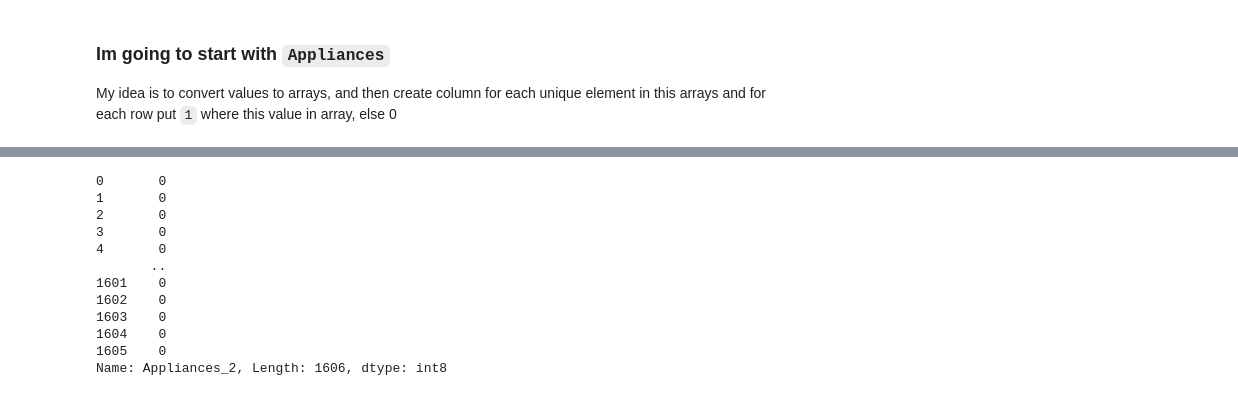
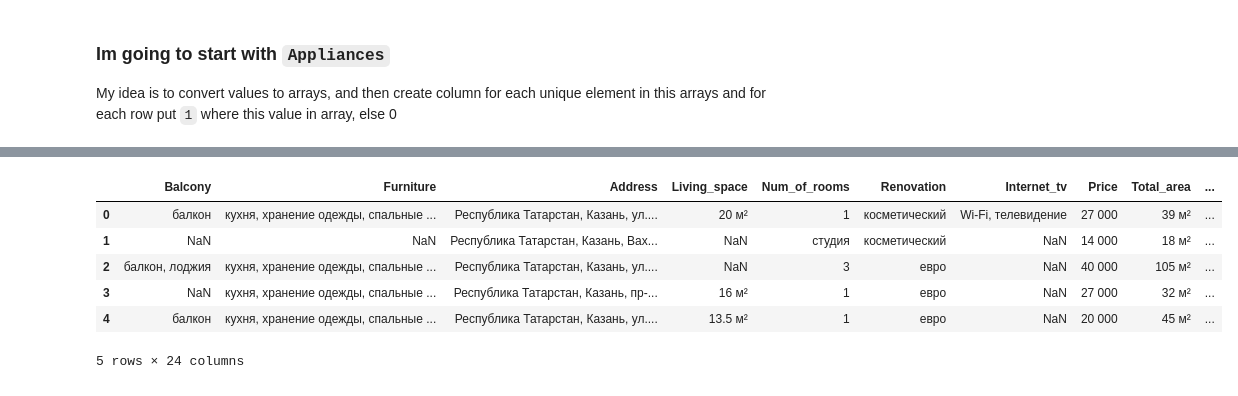
Before and after one commit to siva4iov/FlatsPrice_DS_Proj, a Jupyter notebook: Data_cleaning.ipynb, the cells around one changed output, grey strips where cells are left out. Saved outputs shown, nothing was run; the diff lists cells and outputs as text; code cells hidden in the pictures.

```diff
--- a/Data_cleaning.ipynb
+++ b/Data_cleaning.ipynb
@@ -166,7 +166,8 @@ df["Appliances"][df["Appliances"].notna()].unique()[1]
 
 My idea is to convert values to arrays, and then create column for each unique element in this arrays and for each row put `1` where this value in array, else 0
 # %%
-def convert_appliances(series: pd.Series):
+def convert_appliances(df: pd.DataFrame) -> pd.DataFrame:
+  series = df.loc[:, "Appliances"]
   data = []
   unique_values = set()
   new_cols_data = []
@@ -184,7 +185,13 @@ def convert_appliances(series: pd.Series):
     new_cols_data.append([1 if value in row else 0 for value in unique_values])
 
   col_names = [f"Appliances_{i+1}" for i in range(len(unique_values))]
+  print("\n".join(map(str,zip(unique_values, col_names))))
 
-  return data, pd.DataFrame(data=new_cols_data, columns=col_names, dtype=np.int8)
+  # df.loc[:, "Appliances"] = data
+  df.drop(columns=["Appliances"], axis=1, inplace=True)
 
-new_series, additional_cols = convert_appliances(df.loc[:, "Appliances"])
+  additional_cols = pd.DataFrame(data=new_cols_data, columns=col_names, dtype=np.int8)
+
+  return pd.concat([df, additional_cols], axis=1)
+
+df = convert_appliances(df)
@@ -191,15 +209,10 @@ new_series, additional_cols = convert_appliances(df.loc[:, "Appliances"])
-# %%
-additional_cols.iloc[:, 1]
-# %% [output]
-0       0
-1       0
-2       0
-3       0
-4       0
-       ..
-1601    0
-1602    0
-1603    0
-1604    0
-1605    0
-Name: Appliances_2, Length: 1606, dtype: int8
+# %%
+df.head(5)
+# %% [output]
+|  | Balcony | Furniture | Address | Living_space | Num_of_rooms | Renovation | Internet_tv | Price | Total_area | ... |
+| 0 | балкон | кухня, хранение одежды, спальные ... | Республика Татарстан, Казань, ул.... | 20 м² | 1 | косметический | Wi-Fi, телевидение | 27 000 | 39 м² | ... |
+| 1 | NaN | NaN | Республика Татарстан, Казань, Вах... | NaN | студия | косметический | NaN | 14 000 | 18 м² | ... |
+| 2 | балкон, лоджия | кухня, хранение одежды, спальные ... | Республика Татарстан, Казань, ул.... | NaN | 3 | евро | NaN | 40 000 | 105 м² | ... |
+| 3 | NaN | кухня, хранение одежды, спальные ... | Республика Татарстан, Казань, пр-... | 16 м² | 1 | евро | NaN | 27 000 | 32 м² | ... |
+| 4 | балкон | кухня, хранение одежды, спальные ... | Республика Татарстан, Казань, ул.... | 13.5 м² | 1 | евро | NaN | 20 000 | 45 м² | ... |
+5 rows × 24 columns
```
Also changed, not shown: parts of 12 cells of this notebook.
